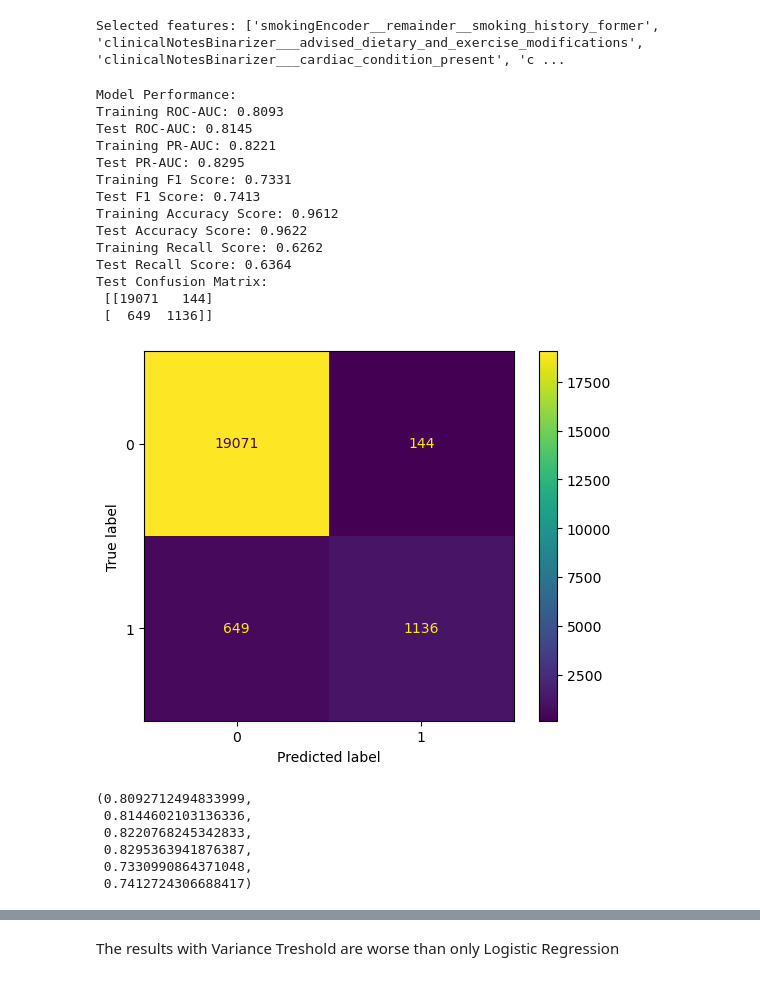
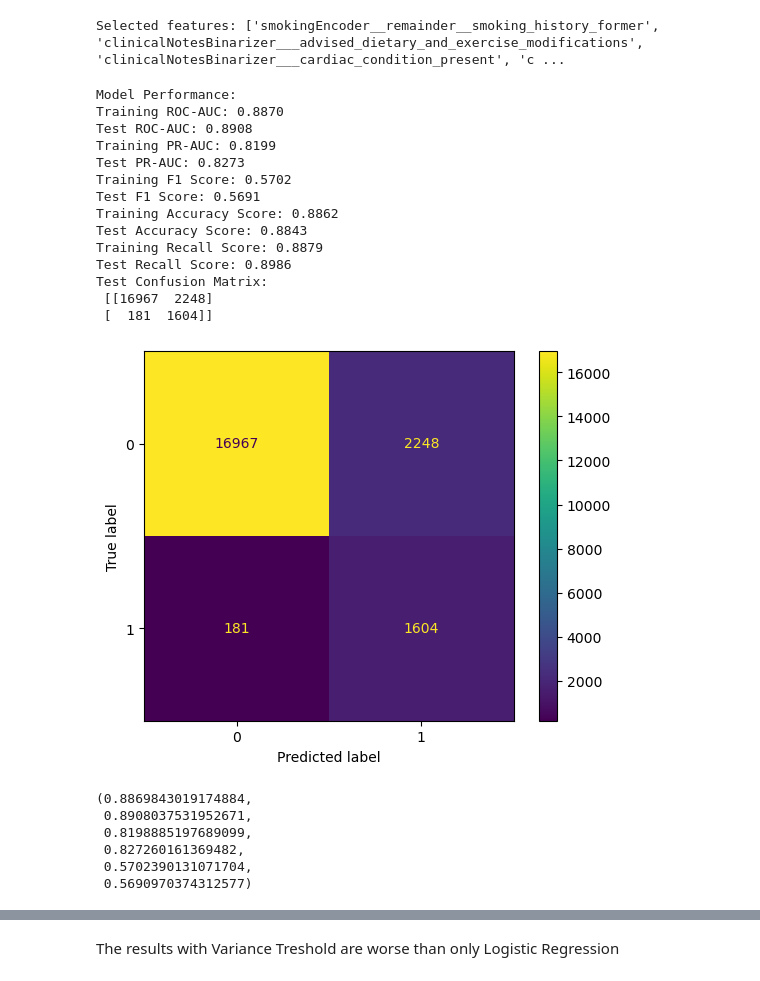
Before and after one commit to kasia-sko/ML, a Jupyter notebook: projekt_1/budowa_krok_2_1.ipynb, the cells around one changed output, grey strips where cells are left out. Saved outputs shown, nothing was run; the diff lists cells and outputs as text; code cells hidden in the pictures.

```diff
--- a/projekt_1/budowa_krok_2_1.ipynb
+++ b/projekt_1/budowa_krok_2_1.ipynb
@@ -264,28 +289,28 @@ print("Selected features:", selected_columns)
 # %% [output]
 Selected features: ['smokingEncoder__remainder__smoking_history_former', 'clinicalNotesBinarizer___advised_dietary_and_exercise_modifications', 'clinicalNotesBinarizer___cardiac_condition_present', 'c ...
 # %%
-model = LogisticRegression()
+model = LogisticRegression(class_weight='balanced')
 scores_model(X_train_sel, X_test_sel, model)
 # %% [output]
 Model Performance:
-Training ROC-AUC: 0.8093
-Test ROC-AUC: 0.8145
-Training PR-AUC: 0.8221
-Test PR-AUC: 0.8295
-Training F1 Score: 0.7331
-Test F1 Score: 0.7413
-Training Accuracy Score: 0.9612
-Test Accuracy Score: 0.9622
-Training Recall Score: 0.6262
-Test Recall Score: 0.6364
+Training ROC-AUC: 0.8870
+Test ROC-AUC: 0.8908
+Training PR-AUC: 0.8199
+Test PR-AUC: 0.8273
+Training F1 Score: 0.5702
+Test F1 Score: 0.5691
+Training Accuracy Score: 0.8862
+Test Accuracy Score: 0.8843
+Training Recall Score: 0.8879
+Test Recall Score: 0.8986
 Test Confusion Matrix:
- [[19071   144]
- [  649  1136]]
+ [[16967  2248]
+ [  181  1604]]
-[figure, old version]
+[figure, new version]
-(0.8092712494833999,
- 0.8144602103136336,
- 0.8220768245342833,
- 0.8295363941876387,
- 0.7330990864371048,
- 0.7412724306688417)
+(0.8869843019174884,
+ 0.8908037531952671,
+ 0.8198885197689099,
+ 0.827260161369482,
+ 0.5702390131071704,
+ 0.5690970374312577)
 # %%
```
Also changed, not shown: parts of 17 cells of this notebook.
